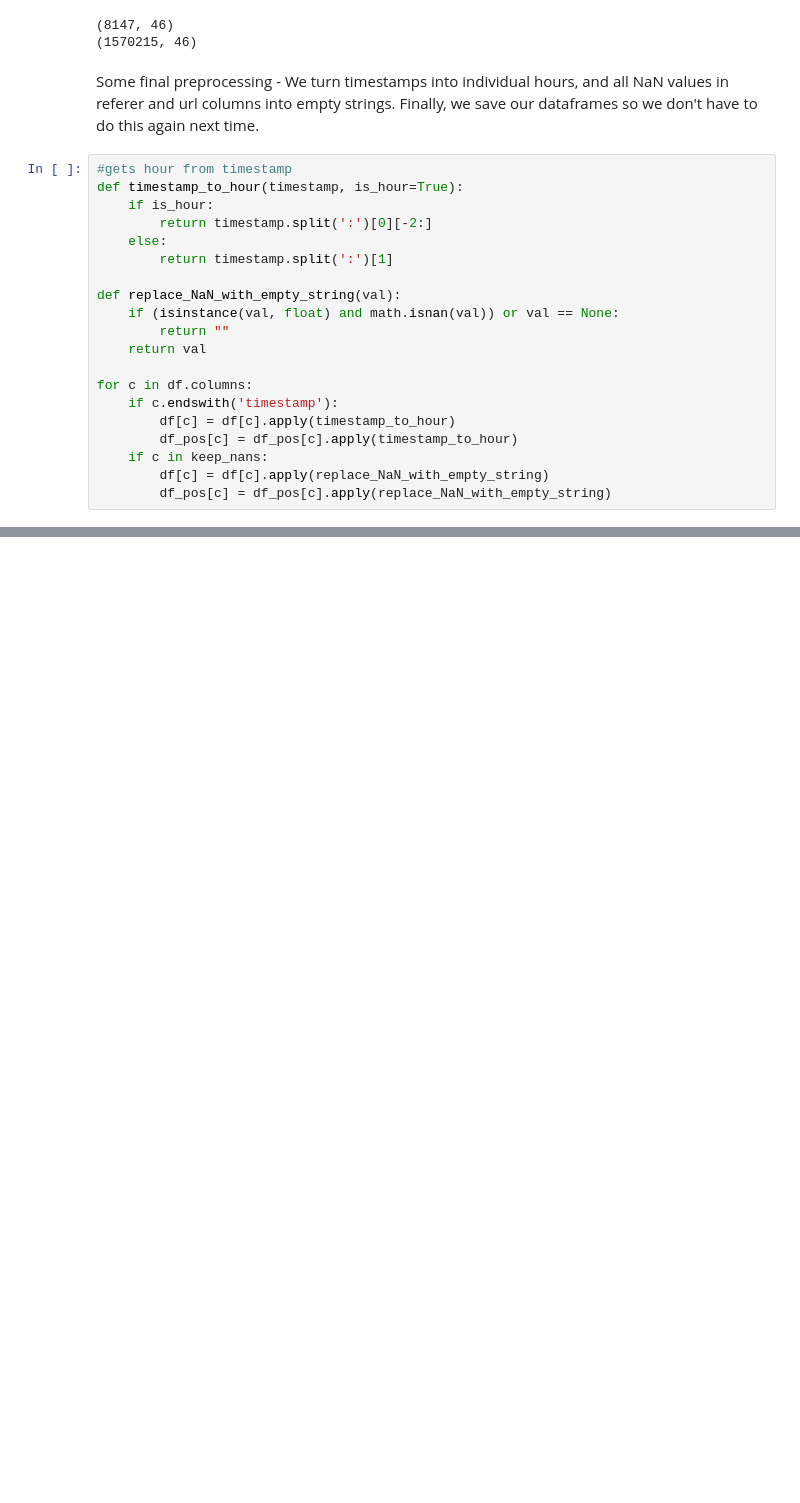
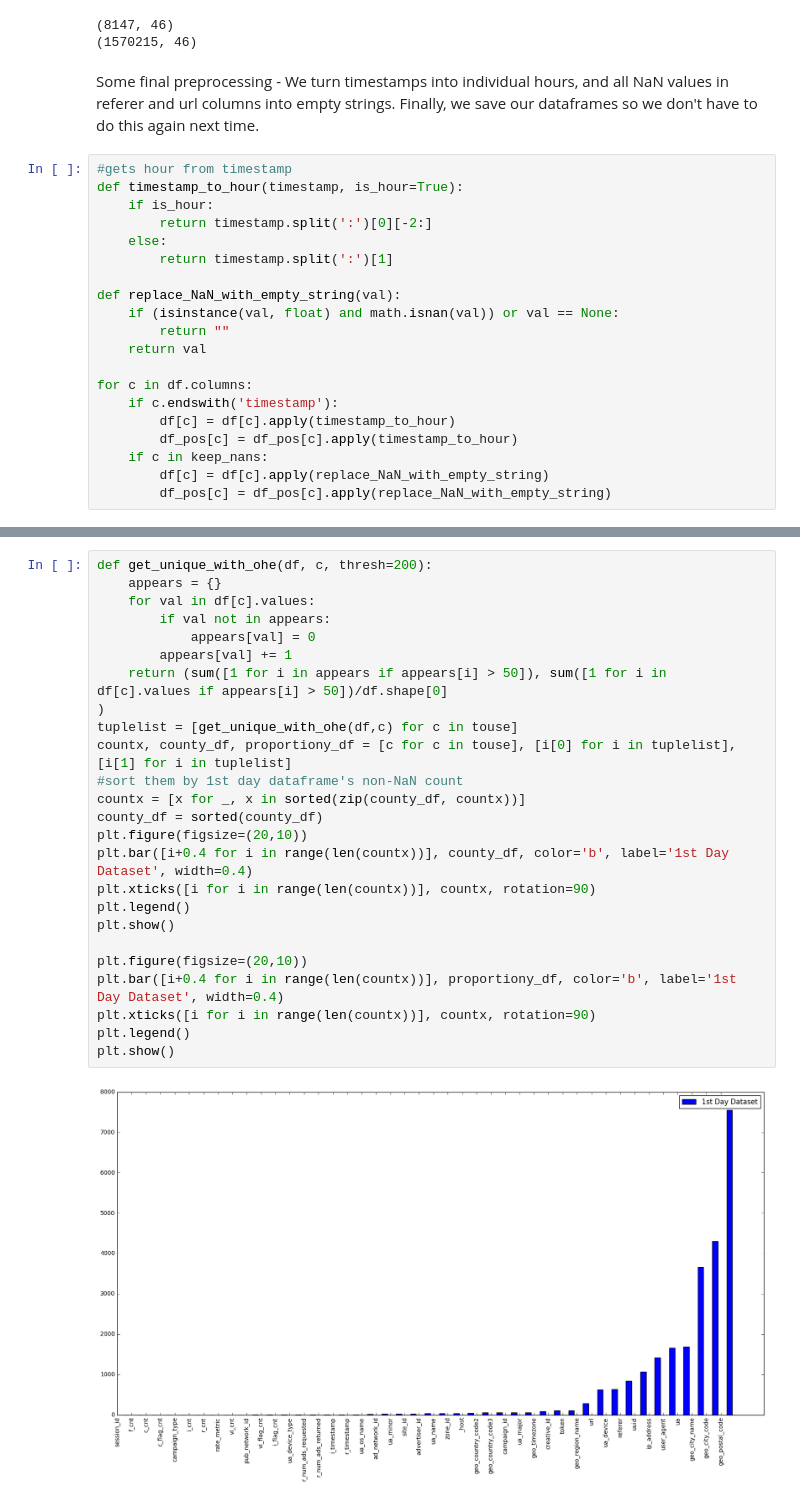
Before and after one commit to learning-machine-learning/polymorph-ua, a Jupyter notebook: Jihan_Preprocess.ipynb, the cells around one changed output, grey strips where cells are left out. Drawn from its saved outputs; the diff is of its cells as text; blank space fills up the shorter version.

```diff
--- a/Jihan_Preprocess.ipynb
+++ b/Jihan_Preprocess.ipynb
@@ -189,0 +203,27 @@ map directly to c-types [inferred_type->mixed,key->block0_values] [items->['_hos
+# %%
+def get_unique_with_ohe(df, c, thresh=200):
+    appears = {}
+    for val in df[c].values:
+        if val not in appears:
+            appears[val] = 0
+        appears[val] += 1
+    return (sum([1 for i in appears if appears[i] > 50]), sum([1 for i in df[c].values if appears[i] > 50])/df.shape[0]
+)
+tuplelist = [get_unique_with_ohe(df,c) for c in touse]
+countx, county_df, proportiony_df = [c for c in touse], [i[0] for i in tuplelist], [i[1] for i in tuplelist]
+#sort them by 1st day dataframe's non-NaN count
+countx = [x for _, x in sorted(zip(county_df, countx))]
+county_df = sorted(county_df)
+plt.figure(figsize=(20,10))
+plt.bar([i+0.4 for i in range(len(countx))], county_df, color='b', label='1st Day Dataset', width=0.4)
+plt.xticks([i for i in range(len(countx))], countx, rotation=90)
+plt.legend()
+plt.show()
+
+plt.figure(figsize=(20,10))
+plt.bar([i+0.4 for i in range(len(countx))], proportiony_df, color='b', label='1st Day Dataset', width=0.4)
+plt.xticks([i for i in range(len(countx))], countx, rotation=90)
+plt.legend()
+plt.show()
+# %% [output]
+[figure, added]
```
Also changed, not shown: parts of 11 cells of this notebook.
